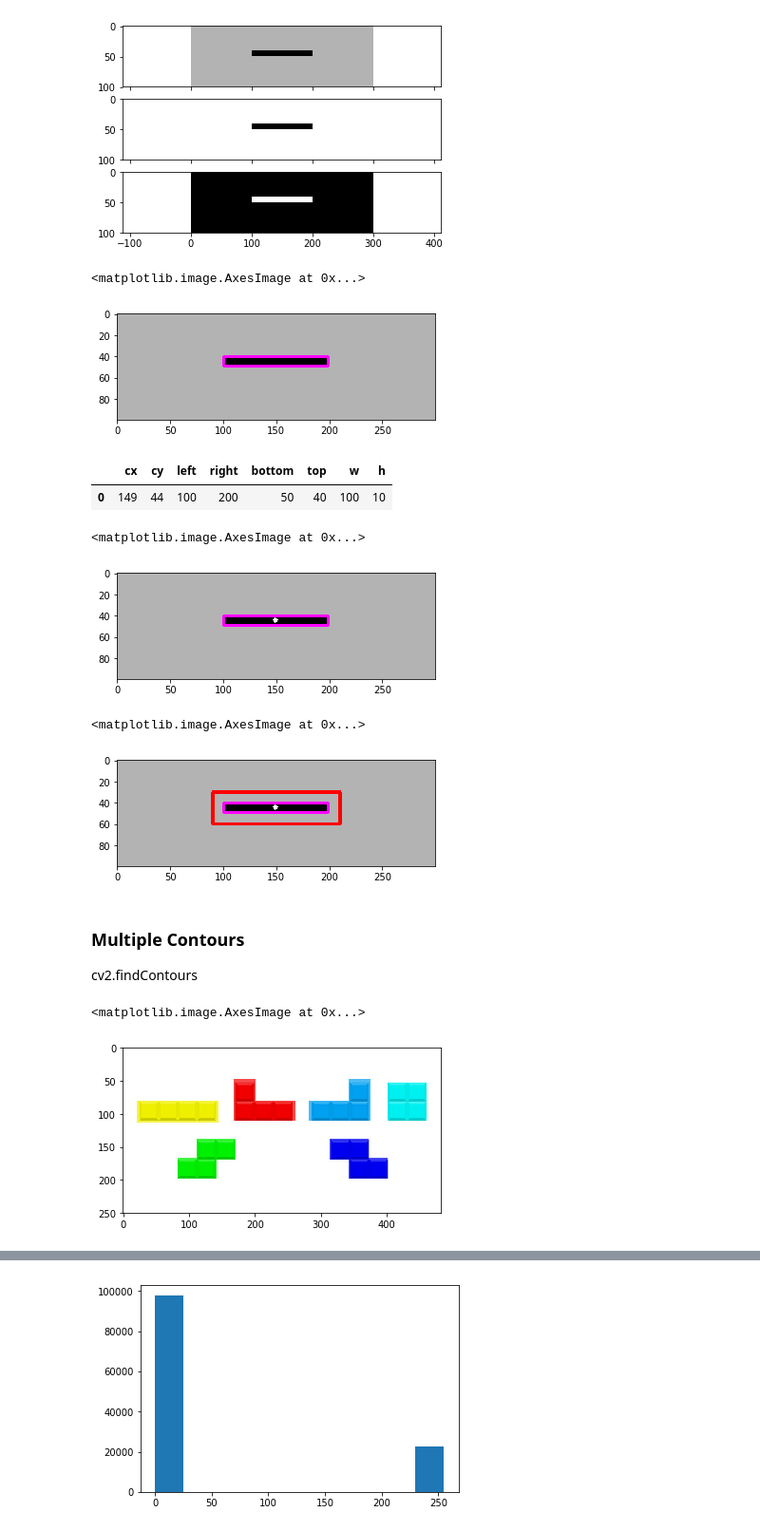
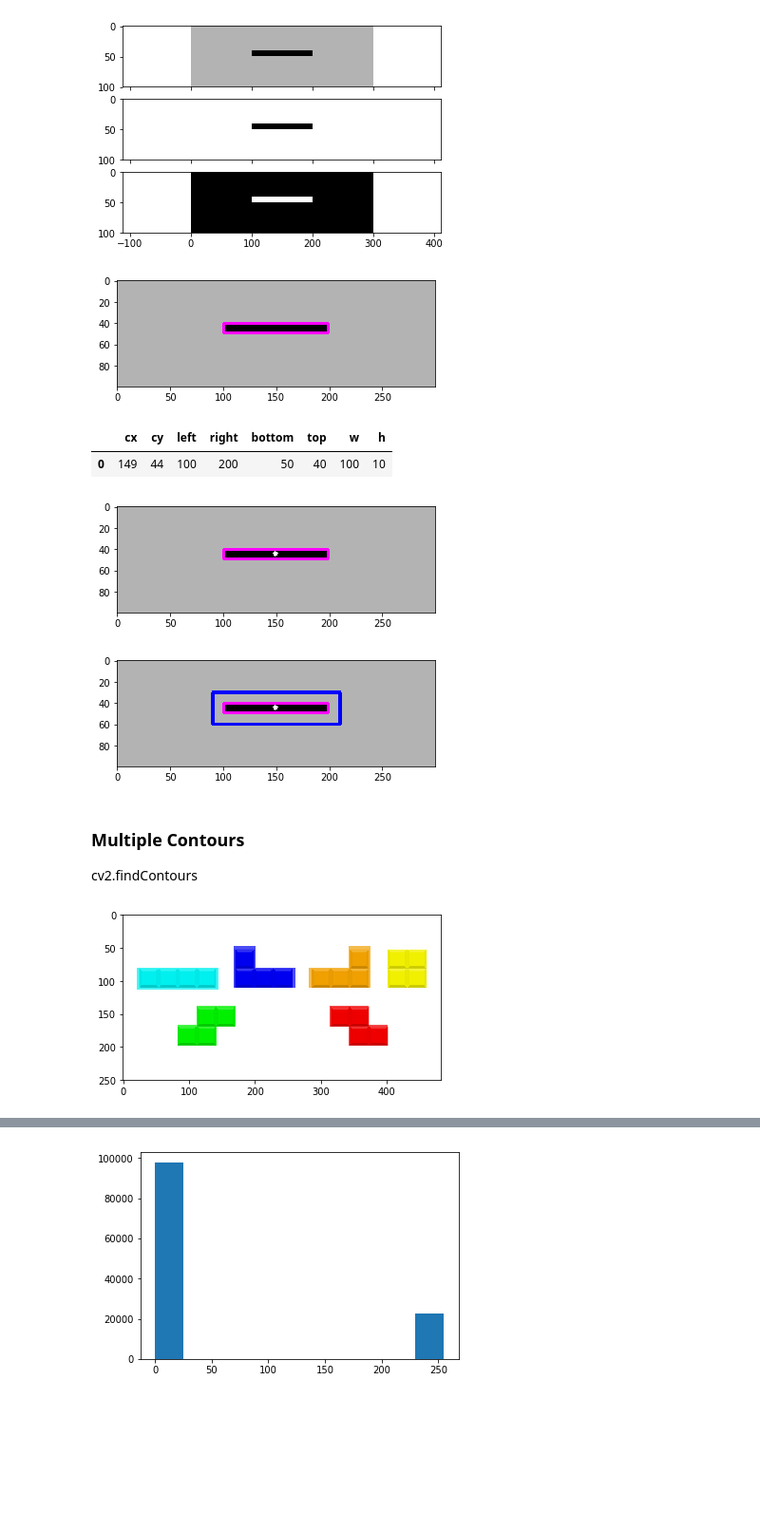
Before and after one commit to jrovegno/opencv, a Jupyter notebook: OpenCV_01.ipynb, the cells around one changed output, grey strips where cells are left out. Shown: that part at 95% size. Saved outputs shown, nothing was run; the diff lists cells and outputs as text; code cells hidden in the pictures; blank space fills up the shorter version.

Commit message:
Added plot_image

```diff
--- a/OpenCV_01.ipynb
+++ b/OpenCV_01.ipynb
@@ -90,9 +43,8 @@ plot_images([image, gray, thresh])
 (_, cnts, _) = cv2.findContours(thresh.copy(), cv2.RETR_EXTERNAL, cv2.CHAIN_APPROX_SIMPLE)
 # %%
 _ = cv2.drawContours(image, cnts, -1, color('magenta'), 2)
-plt.imshow(image)
+plot_image(image)
 # %% [output]
-<matplotlib.image.AxesImage at 0x...>
 [figure]
 # %%
 df = df_contours(cnts)
@@ -102,24 +54,21 @@ df
 | 0 | 149 | 44 | 100 | 200 | 50 | 40 | 100 | 10 |
 # %%
 cv2.circle(image, center(df), 2, color('w'), -1)
-plt.imshow(image)
+plot_image(image)
 # %% [output]
-<matplotlib.image.AxesImage at 0x...>
 [figure]
 # %%
 cv2.rectangle(image, lt(df, offset=-10), rb(df, offset=10), color('red'), 2)
-plt.imshow(image)
+plot_image(image)
 # %% [output]
-<matplotlib.image.AxesImage at 0x...>
-[figure, old version]
+[figure, new version]
 # %% [markdown]
 ### Multiple Contours
 cv2.findContours
 # %%
 image = cv2.imread("tetris_blocks.png")
-plt.imshow(image)
+plot_image(image)
 # %% [output]
-<matplotlib.image.AxesImage at 0x...>
-[figure, old version]
+[figure, new version]
 # %%
 gray = cv2.cvtColor(image, cv2.COLOR_BGR2GRAY)
```
Also changed, not shown: parts of 6 cells of this notebook, 3 other files.
